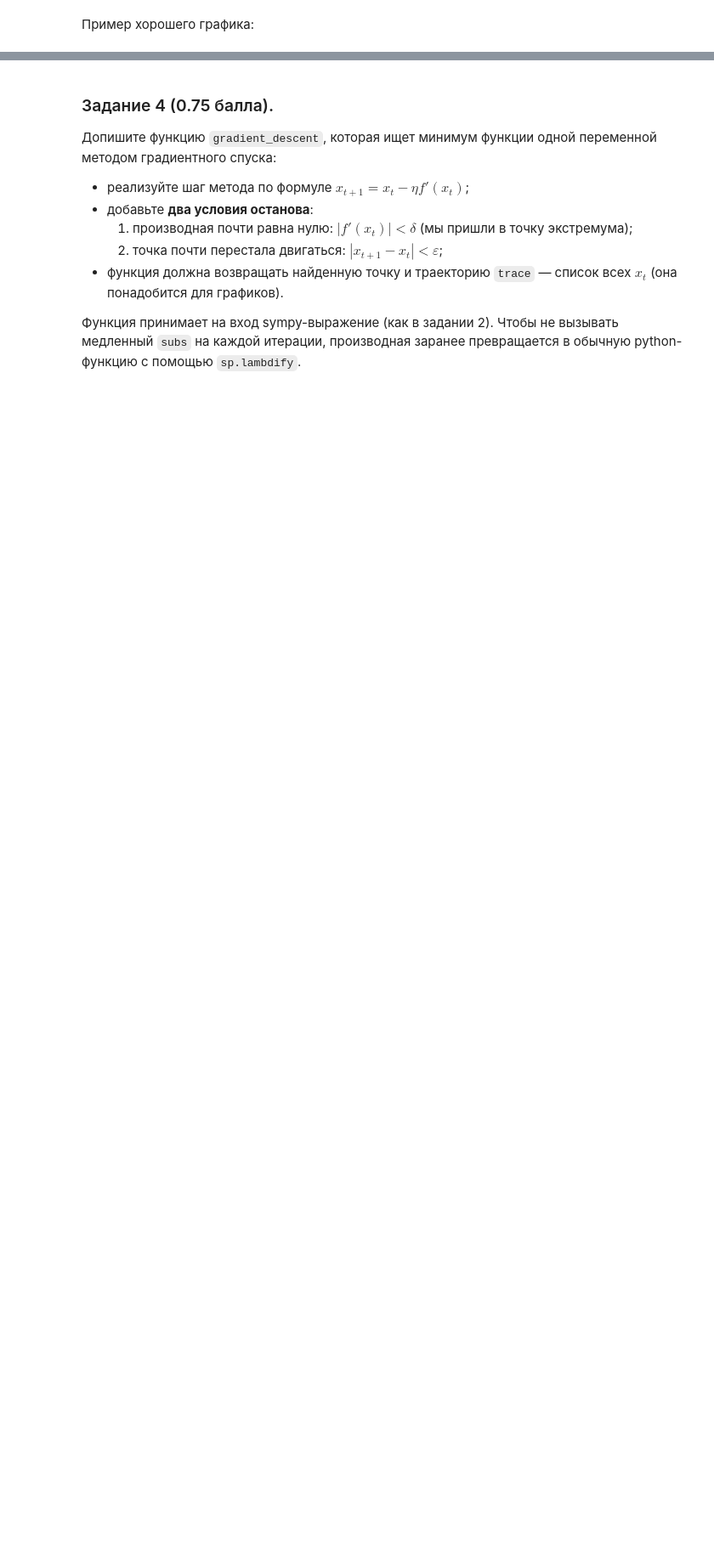
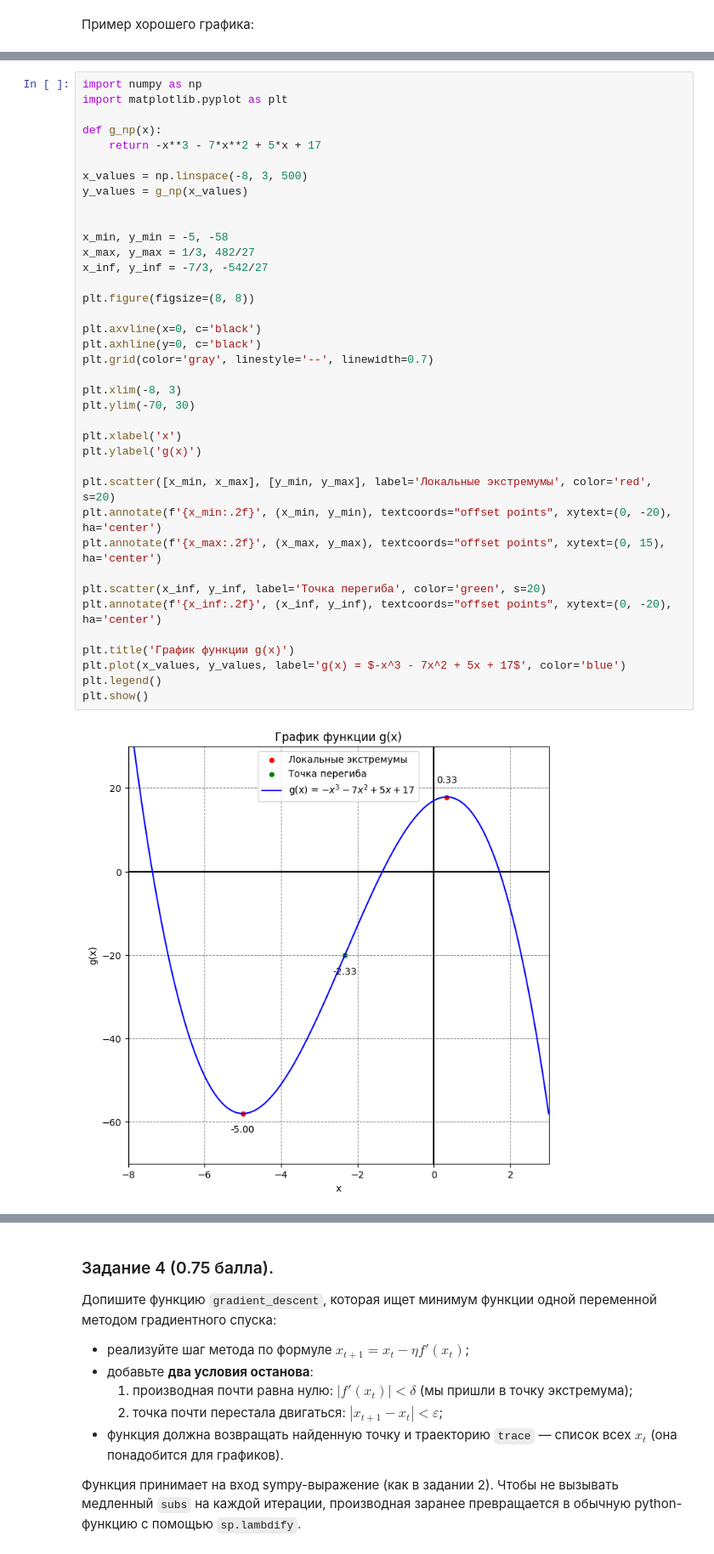
Before and after one commit to ivpatius/calc, a Jupyter notebook: HW1.ipynb, the cells around one changed output, grey strips where cells are left out. Shown at 85% size. Cells and saved outputs as stored; diff of their text form; blank space fills up the shorter version.

```diff
--- a/HW1.ipynb
+++ b/HW1.ipynb
@@ -197,0 +280,40 @@ plt.show()
+# %%
+import numpy as np
+import matplotlib.pyplot as plt
+
+def g_np(x):
+    return -x**3 - 7*x**2 + 5*x + 17
+
+x_values = np.linspace(-8, 3, 500)
+y_values = g_np(x_values)
+
+
+x_min, y_min = -5, -58
+x_max, y_max = 1/3, 482/27
+x_inf, y_inf = -7/3, -542/27
+
+plt.figure(figsize=(8, 8))
+
+plt.axvline(x=0, c='black')
+plt.axhline(y=0, c='black')
+plt.grid(color='gray', linestyle='--', linewidth=0.7)
+
+plt.xlim(-8, 3)
+plt.ylim(-70, 30)
+
+plt.xlabel('x')
+plt.ylabel('g(x)')
+
+plt.scatter([x_min, x_max], [y_min, y_max], label='Локальные экстремумы', color='red', s=20)
+plt.annotate(f'{x_min:.2f}', (x_min, y_min), textcoords="offset points", xytext=(0, -20), ha='center')
+plt.annotate(f'{x_max:.2f}', (x_max, y_max), textcoords="offset points", xytext=(0, 15), ha='center')
+
+plt.scatter(x_inf, y_inf, label='Точка перегиба', color='green', s=20)
+plt.annotate(f'{x_inf:.2f}', (x_inf, y_inf), textcoords="offset points", xytext=(0, -20), ha='center')
+
+plt.title('График функции g(x)')
+plt.plot(x_values, y_values, label='g(x) = $-x^3 - 7x^2 + 5x + 17$', color='blue')
+plt.legend()
+plt.show()
+# %% [output]
+[figure, added]
```
Also changed, not shown: parts of 43 cells of this notebook.
